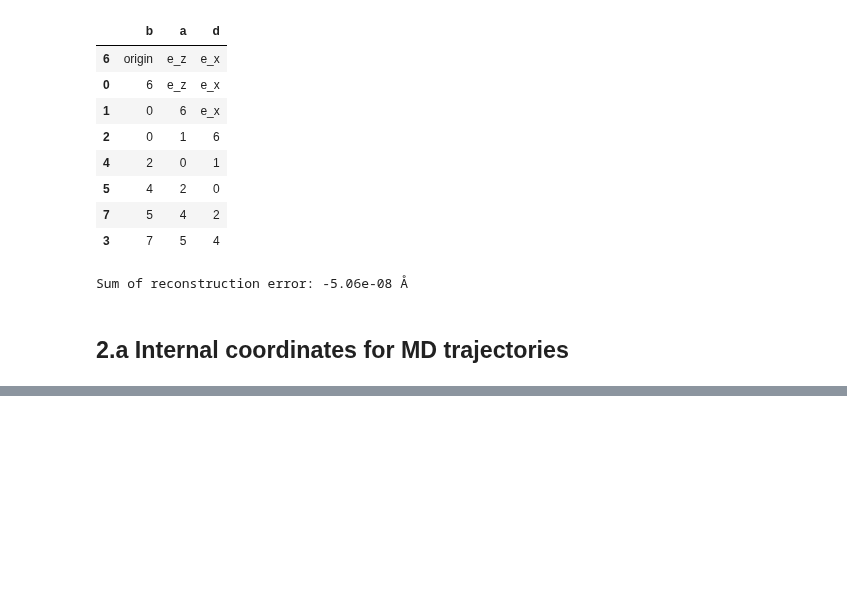
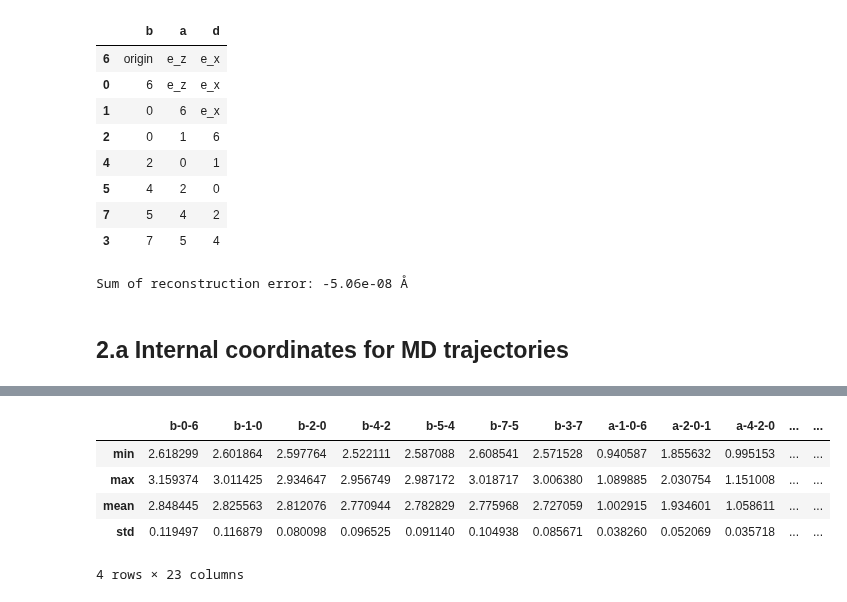
Before and after one commit to anacmolina/ML-DFT, a Jupyter notebook: notebooks/42b - ag8 internal coordinates analysis.ipynb, the cells around one changed output, grey strips where cells are left out. Saved outputs shown, nothing was run; the diff lists cells and outputs as text; code cells hidden in the pictures; blank space fills up the shorter version.

```diff
--- a/notebooks/42b - ag8 internal coordinates analysis.ipynb
+++ b/notebooks/42b - ag8 internal coordinates analysis.ipynb
@@ -137,0 +134,10 @@ tensor([[  2.8785,   2.7575,   2.7580,   2.7588,   2.7578,   2.7595,   2.7589,
+# %%
+x_intern_1 = x_interns.to_numpy()[:, 1:18]
+x_interns.agg(['min', 'max', 'mean', 'std'], axis=0)
+# %% [output]
+|  | b-0-6 | b-1-0 | b-2-0 | b-4-2 | b-5-4 | b-7-5 | b-3-7 | a-1-0-6 | a-2-0-1 | a-4-2-0 | ... | ... |
+| min | 2.618299 | 2.601864 | 2.597764 | 2.522111 | 2.587088 | 2.608541 | 2.571528 | 0.940587 | 1.855632 | 0.995153 | ... | ... |
+| max | 3.159374 | 3.011425 | 2.934647 | 2.956749 | 2.987172 | 3.018717 | 3.006380 | 1.089885 | 2.030754 | 1.151008 | ... | ... |
+| mean | 2.848445 | 2.825563 | 2.812076 | 2.770944 | 2.782829 | 2.775968 | 2.727059 | 1.002915 | 1.934601 | 1.058611 | ... | ... |
+| std | 0.119497 | 0.116879 | 0.080098 | 0.096525 | 0.091140 | 0.104938 | 0.085671 | 0.038260 | 0.052069 | 0.035718 | ... | ... |
+4 rows × 23 columns
```
Also changed, not shown: parts of 4 cells of this notebook, 8 other files.
